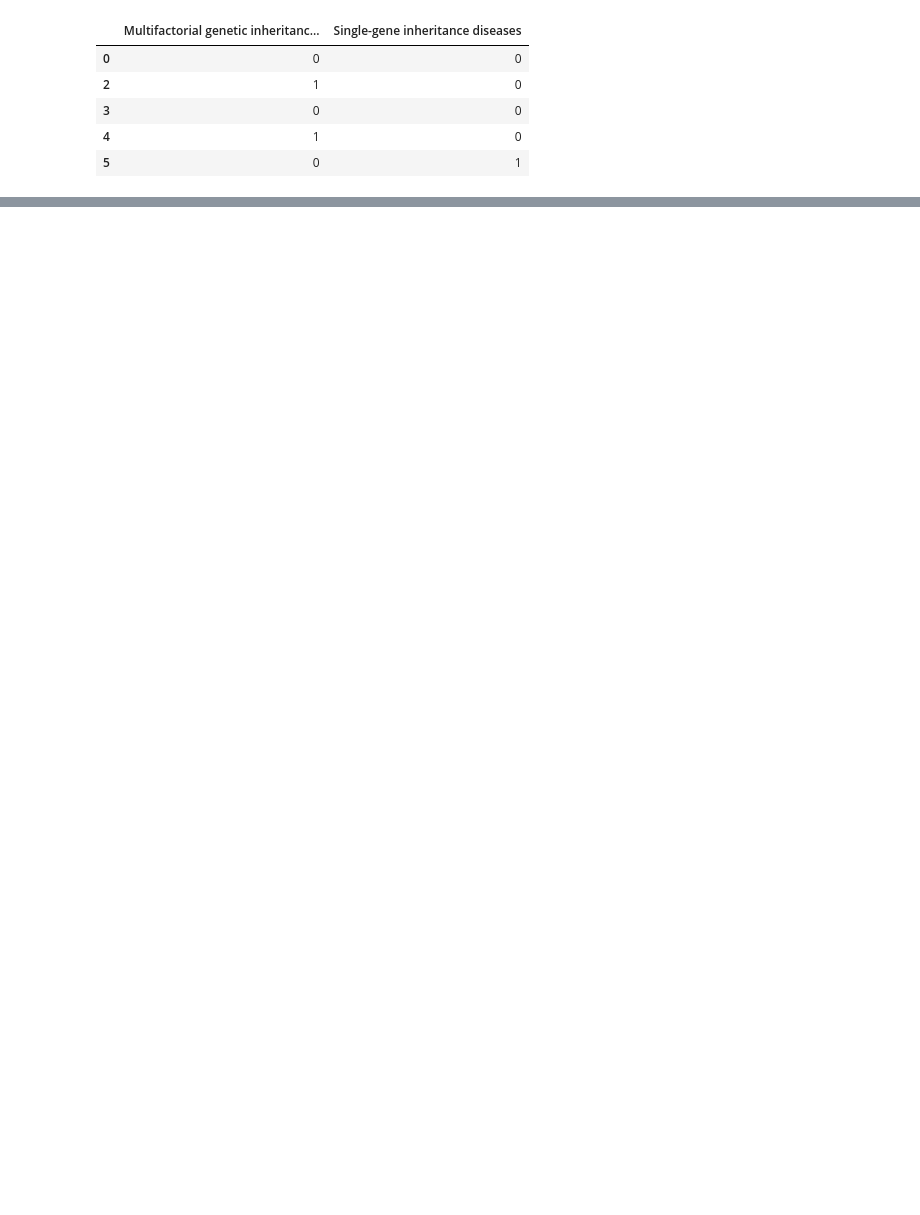
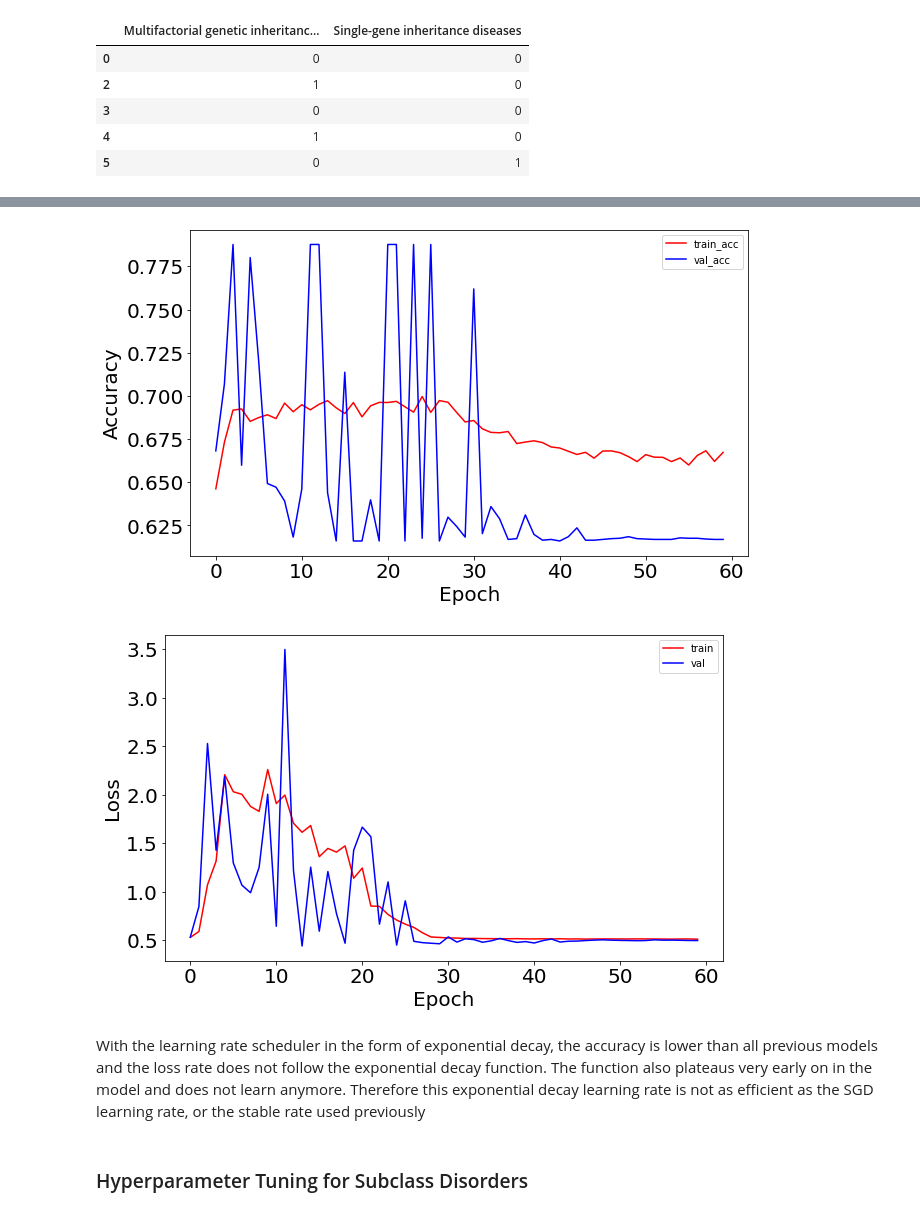
Before and after one commit to brooke-3871/Genetics-Capstone-3, a Jupyter notebook: Capstone3 - Modeling and Predictions.ipynb, the cells around one changed output, grey strips where cells are left out. Drawn from its saved outputs; the diff is of its cells as text; code cells hidden in the pictures; blank space fills up the shorter version.

```diff
--- a/Capstone3 - Modeling and Predictions.ipynb
+++ b/Capstone3 - Modeling and Predictions.ipynb
@@ -529,0 +539,2 @@ Wall time: 2min 22s
+# %%
+model1s.fit(X_train, y_train, batch_size = batch_size, epochs = epochs, verbose = 1)
@@ -564,15 +618,20 @@ batch_size = 196
 
 # build the model
 exponential_decay_model = Sequential()
-exponential_decay_model.add(Dense(64, activation=tf.nn.relu, kernel_initializer='uniform', input_dim = input_dim))
-exponential_decay_model.add(Dropout(0.1))
-exponential_decay_model.add(Dense(64, kernel_initializer='uniform', activation=tf.nn.relu))
-exponential_decay_model.add(Dense(num_classes, kernel_initializer='uniform', activation=tf.nn.softmax))
+optimizer = sgd
+exponential_decay_model.add(Dense(384, input_dim = 42, activation = 'relu' ))
+exponential_decay_model.add(BatchNormalization())
+exponential_decay_model.add(Dropout(0.3))
+exponential_decay_model.add(Dense(64, activation = 'relu'))
+exponential_decay_model.add(BatchNormalization())
+exponential_decay_model.add(Dropout(0.3))
+exponential_decay_model.add(Dense(32, activation = 'relu'))
+exponential_decay_model.add(BatchNormalization())
+exponential_decay_model.add(Dropout(0.3))
+exponential_decay_model.add(Dense(2, activation = 'softmax'))
+#compile the model
+exponential_decay_model.compile(loss = 'categorical_crossentropy',optimizer = optimizer,metrics = ['accuracy'])
 
-# compile the model
-exponential_decay_model.compile(loss='categorical_crossentropy',
-                                optimizer=sgd,
-                                metrics=['acc'])
 
 # define the learning rate change
 def exp_decay(epoch):
@@ -628,0 +671,21 @@ model.compile(loss='categorical_crossentropy',
+# %%
+score = exponential_decay_model.evaluate(X_test, y_test, verbose=0)
+print('Test loss:', score[0])
+print('Test accuracy:', score[1])
+
+fig, ax = plt.subplots(1, 1, figsize=(10,6))
+ax.plot(np.sqrt(exponential_decay_model_history.history['accuracy']), 'r', label='train_acc')
+ax.plot(np.sqrt(exponential_decay_model_history.history['val_accuracy']), 'b' ,label='val_acc')
+ax.set_xlabel(r'Epoch', fontsize=20)
+ax.set_ylabel(r'Accuracy', fontsize=20)
+ax.legend()
+ax.tick_params(labelsize=20)
+
+fig, ax = plt.subplots(1, 1, figsize=(10,6))
+ax.plot(np.sqrt(exponential_decay_model_history.history['loss']), 'r', label='train')
+ax.plot(np.sqrt(exponential_decay_model_history.history['val_loss']), 'b' ,label='val')
+ax.set_xlabel(r'Epoch', fontsize=20)
+ax.set_ylabel(r'Loss', fontsize=20)
+ax.legend()
+ax.tick_params(labelsize=20)
+# %% [output]
@@ -628,0 +694,6 @@ model.compile(loss='categorical_crossentropy',
+[figure, added]
+[figure, added]
+# %% [markdown]
+With the learning rate scheduler in the form of exponential decay, the accuracy is lower than all previous models and the loss rate does not follow the exponential decay function. The function also plateaus very early on in the model and does not learn anymore. Therefore this exponential decay learning rate is not as efficient as the SGD learning rate, or the stable rate used previously
+# %% [markdown]
+### Hyperparameter Tuning for Subclass Disorders
```
Also changed, not shown: parts of 81 cells of this notebook.
